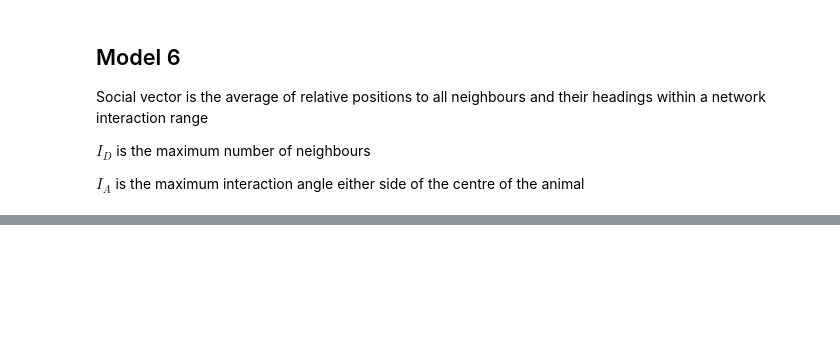
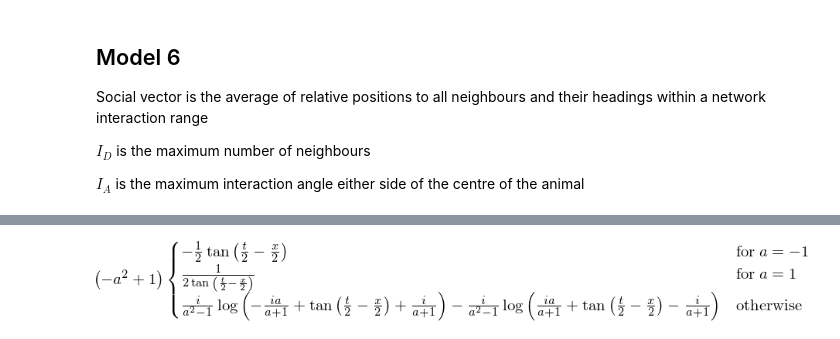
Before and after one commit to ctorney/dolphinUnion, a Jupyter notebook: analysis/movement/model_selection/selectModelNB.ipynb, the cells around one changed output, grey strips where cells are left out. Drawn from its saved outputs; the diff is of its cells as text; code cells hidden in the pictures; blank space fills up the shorter version.

```diff
--- a/analysis/movement/model_selection/selectModelNB.ipynb
+++ b/analysis/movement/model_selection/selectModelNB.ipynb
@@ -456,2 +469,9 @@ print(NM.beta.value)
 # %%
 print(CM.rep_len.value)
+# %%
+import sympy as sp
+sp.init_printing()
+x, a, b, c, t = sp.symbols('x a b c t')
+sp.integrate((1-a**2)/(1+a**2-2*a*sp.cos(x-t)), x)
+# %% [output]
+[figure, added]
```
Also changed, not shown: parts of 12 cells of this notebook.
